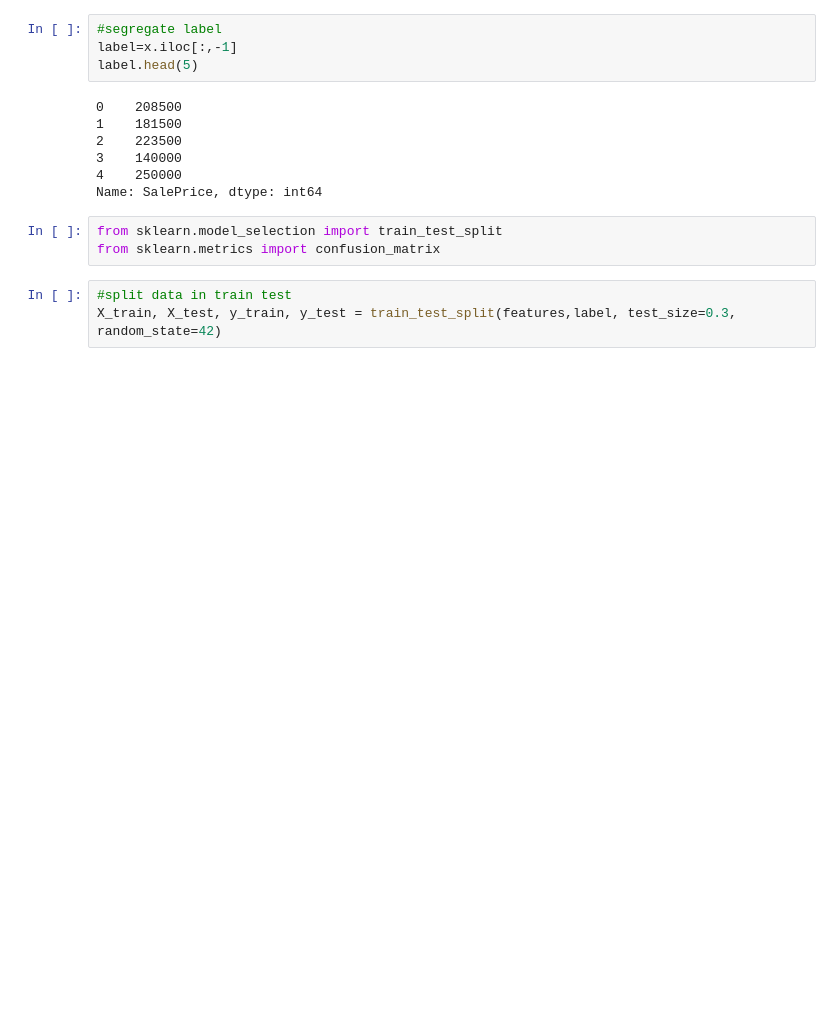
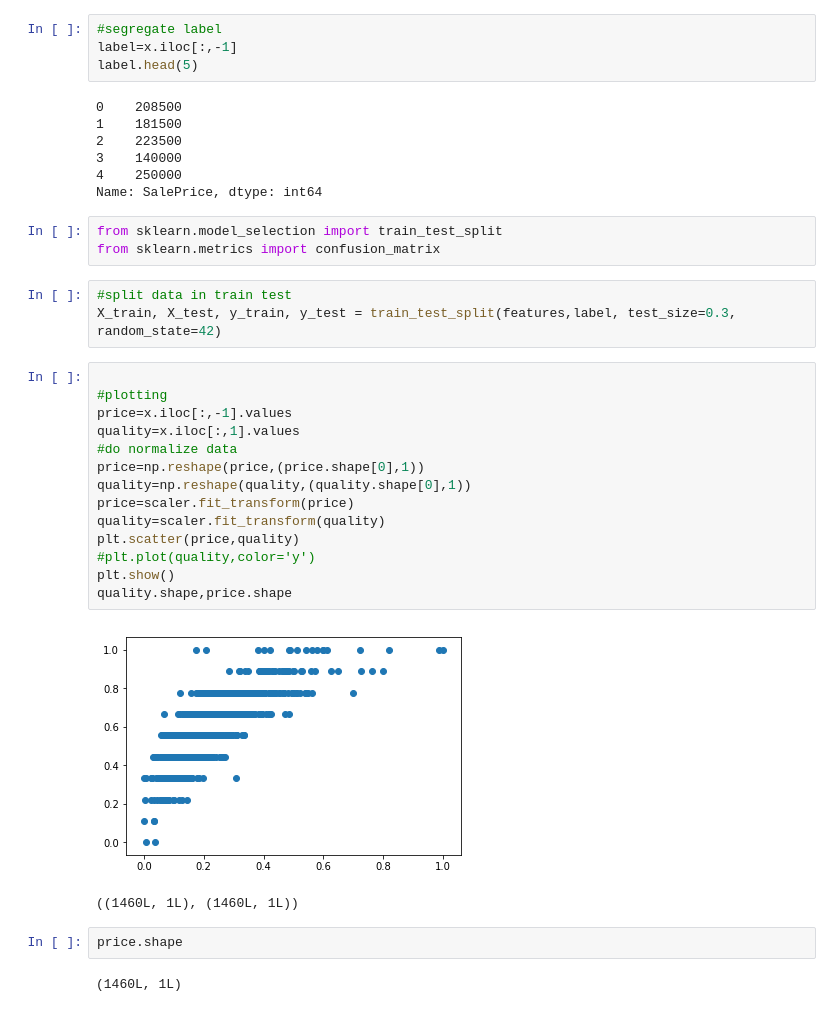
Before and after one commit to Koushikl0l/data-science, a Jupyter notebook: House_price_pred.ipynb, the cells around one changed output. Cells and saved outputs as stored; diff of their text form; blank space fills up the shorter version.

```diff
--- a/House_price_pred.ipynb
+++ b/House_price_pred.ipynb
@@ -155,3 +155,24 @@ from sklearn.metrics import confusion_matrix
 # %%
 #split data in train test
 X_train, X_test, y_train, y_test = train_test_split(features,label, test_size=0.3, random_state=42)
+# %%
+
+#plotting
+price=x.iloc[:,-1].values
+quality=x.iloc[:,1].values
+#do normalize data
+price=np.reshape(price,(price.shape[0],1))
+quality=np.reshape(quality,(quality.shape[0],1))
+price=scaler.fit_transform(price)
+quality=scaler.fit_transform(quality)
+plt.scatter(price,quality)
+#plt.plot(quality,color='y')
+plt.show()
+quality.shape,price.shape
+# %% [output]
+[figure, added]
+((1460L, 1L), (1460L, 1L))
+# %%
+price.shape
+# %% [output]
+(1460L, 1L)
```
